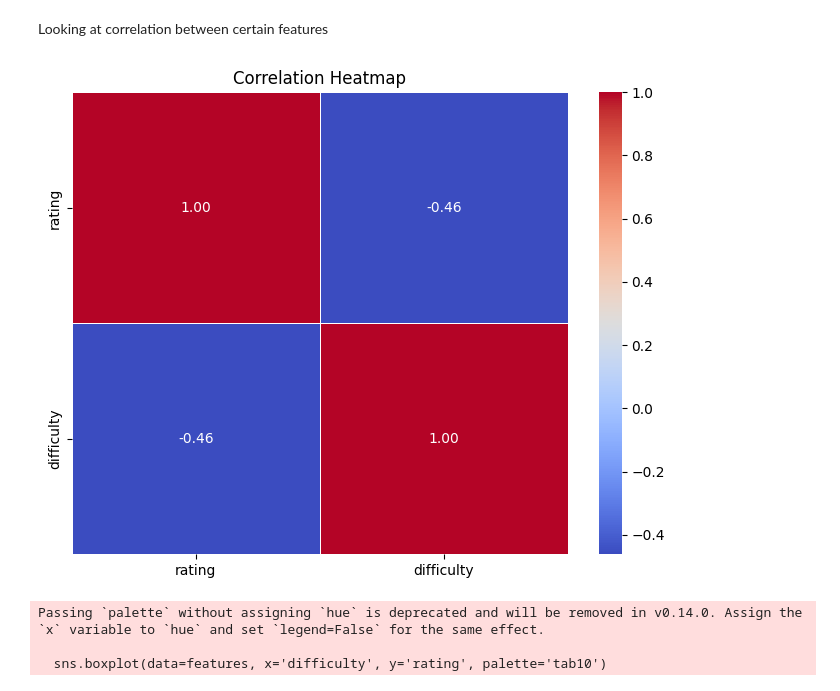
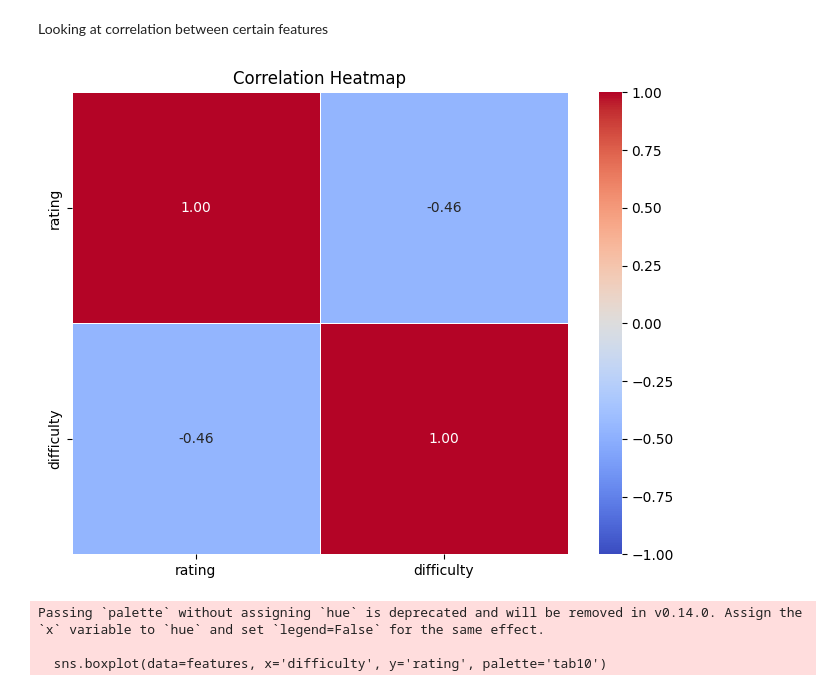
Before and after one commit to JudeRgamba/CSE-158R-Assignment-2, a Jupyter notebook: assignment2.ipynb, the cells around one changed output. Drawn from its saved outputs; the diff is of its cells as text; code cells hidden in the pictures.

Commit message:
Adjusted graph scale; final touches

```diff
--- a/assignment2.ipynb
+++ b/assignment2.ipynb
@@ -103,17 +105,19 @@ plt.show()
 # %% [markdown]
 Looking at correlation between certain features
 # %%
+#Graph 3
+
 import seaborn as sns
 
 df_train.columns
 
 features = df_train[['rating', 'difficulty']].apply(pd.to_numeric, errors='coerce').round().astype(int)
 matrix = features.corr()
 
 plt.figure(figsize=(8,6))
-sns.heatmap(matrix, annot=True, cmap="coolwarm", fmt=".2f", linewidths=0.5)
+sns.heatmap(matrix, annot=True, cmap="coolwarm", fmt=".2f", linewidths=0.5, vmin=-1, vmax=1)
 plt.title("Correlation Heatmap")
 plt.show()
 # %% [output]
-[figure, old version]
+[figure, new version]
 # %%
```
Also changed, not shown: parts of 7 cells of this notebook.
